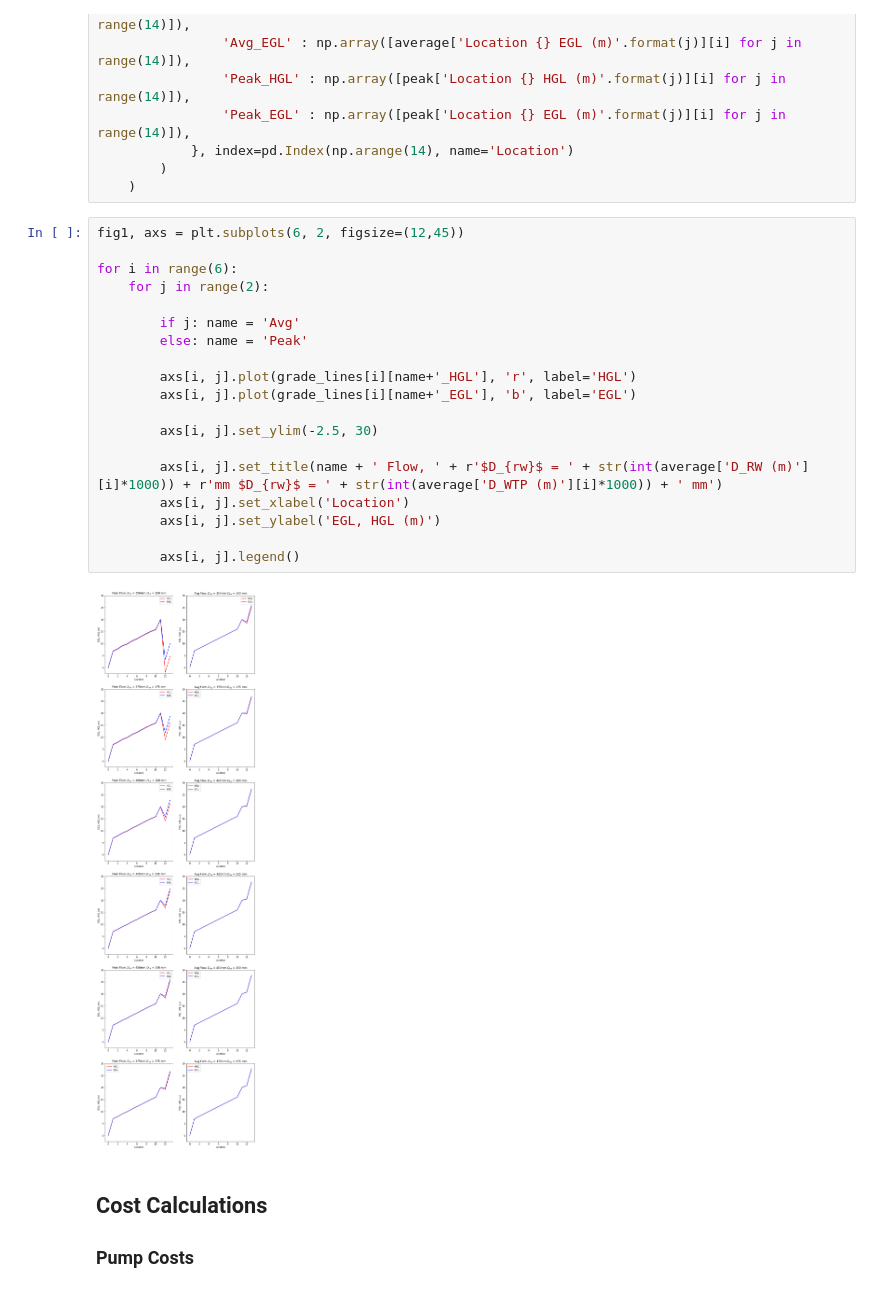
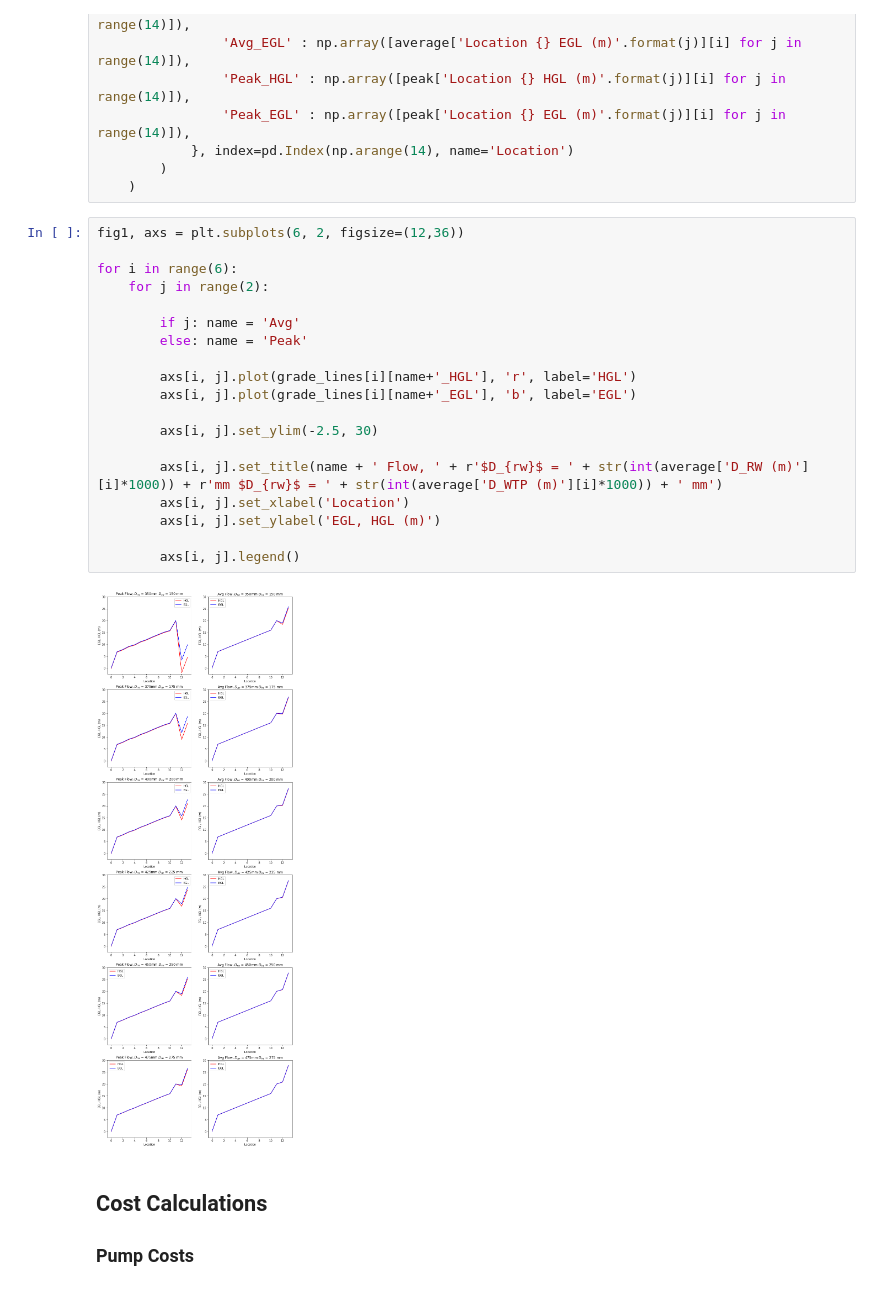
Before and after one commit to E-Lombo/fluids-project, a Jupyter notebook: Task-3.ipynb, the cells around one changed output. Cells and saved outputs as stored; diff of their text form.

```diff
--- a/Task-3.ipynb
+++ b/Task-3.ipynb
@@ -230,26 +231,26 @@ for i in range(len(average)):
         )
     )
 # %%
-fig1, axs = plt.subplots(6, 2, figsize=(12,45))
+fig1, axs = plt.subplots(6, 2, figsize=(12,36))
 
 for i in range(6):
     for j in range(2):
 
         if j: name = 'Avg'
         else: name = 'Peak'
 
         axs[i, j].plot(grade_lines[i][name+'_HGL'], 'r', label='HGL')
         axs[i, j].plot(grade_lines[i][name+'_EGL'], 'b', label='EGL')
 
         axs[i, j].set_ylim(-2.5, 30)
 
         axs[i, j].set_title(name + ' Flow, ' + r'$D_{rw}$ = ' + str(int(average['D_RW (m)'][i]*1000)) + r'mm $D_{rw}$ = ' + str(int(average['D_WTP (m)'][i]*1000)) + ' mm')
         axs[i, j].set_xlabel('Location')
         axs[i, j].set_ylabel('EGL, HGL (m)')
 
         axs[i, j].legend()
 # %% [output]
-[figure, old version]
+[figure, new version]
 # %% [markdown]
 ## Cost Calculations
 
```
Also changed, not shown: parts of 7 cells of this notebook.
